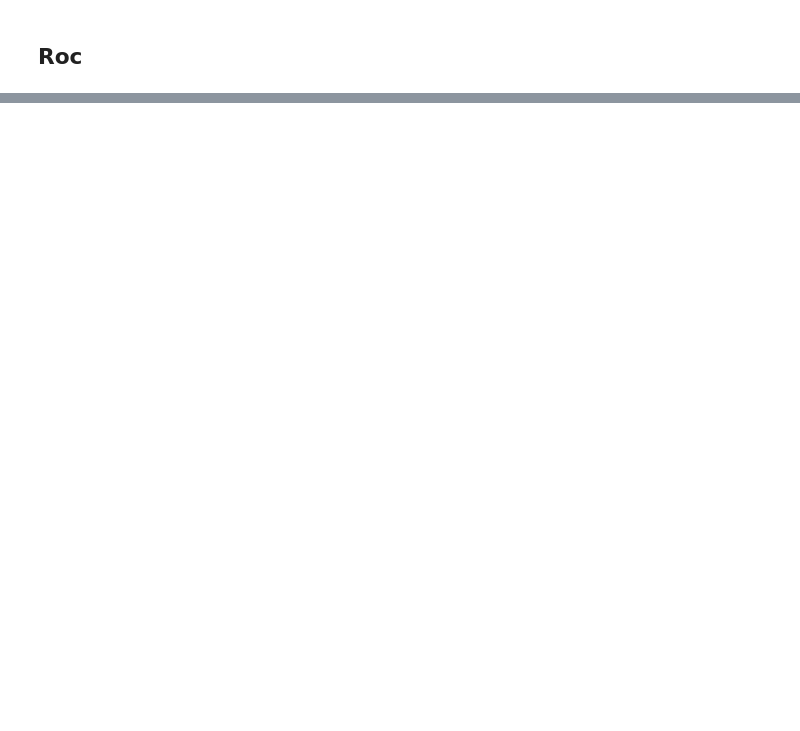
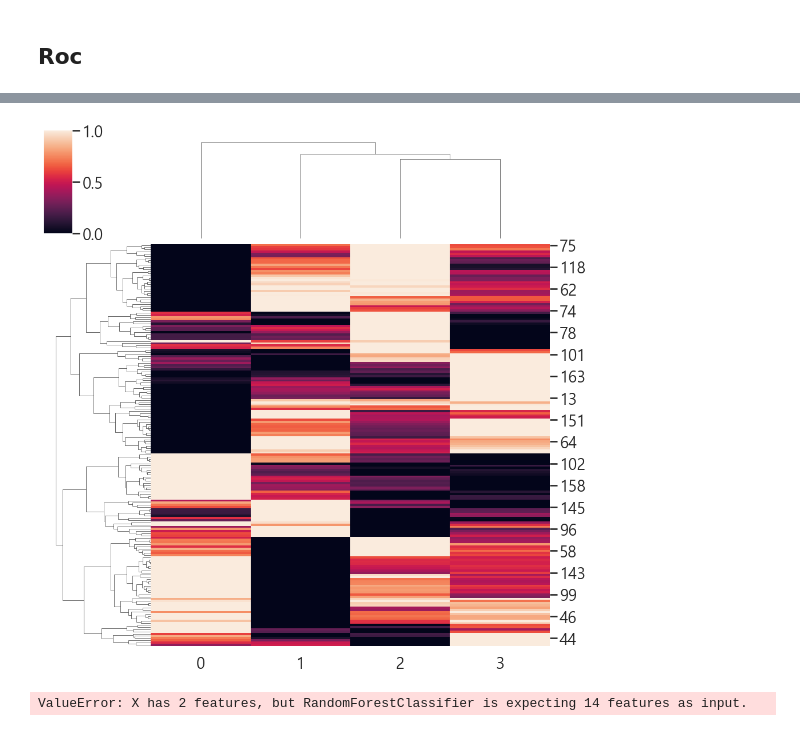
Before and after one commit to Pepi10/ML, a Jupyter notebook: 1Heart_Disease_re.ipynb, the cells around one changed output, grey strips where cells are left out. Saved outputs shown, nothing was run; the diff lists cells and outputs as text; code cells hidden in the pictures; blank space fills up the shorter version.

```diff
--- a/1Heart_Disease_re.ipynb
+++ b/1Heart_Disease_re.ipynb
@@ -884,0 +890,47 @@ plt.show()
+# %%
+pca_vi = PCA(n_components = 4)
+x_pca_vi = pca_vi.fit_transform(X_test)
+df_pca = pd.DataFrame(x_pca_vi)
+
+sns.clustermap(df_pca, standard_scale=0)
+plt.show()
+# %% [output]
+[figure, added]
+# %%
+# 레이블 별 바탕화면 색 지정
+from matplotlib.colors import ListedColormap
+custom_cmap = ListedColormap(["#fafab0", "#9898ff", "#a0faa0"]) # 노랑, 파랑, 초록
+
+# 바탕화면을 그리기위한 좌표
+# x-좌표
+x0, x1 = np.meshgrid(np.linspace(0, 8, 500).reshape(-1, 1),
+                     np.linspace(0, 3.5, 200).reshape(-1, 1))
+X_new = np.c_[x0.ravel(), x1.ravel()]
+
+# y-좌표
+y_proba = RF_param.predict_proba(X_new)
+y_predict = RF_param.predict(X_new)
+
+# `contour` 용 y-좌표: 버시컬러 확률 기준
+zz1 = y_proba[:, 1].reshape(x0.shape)
+# `contourf` 용 y-좌표: 예측값 기준
+zz = y_predict.reshape(x0.shape)
+
+plt.figure(figsize=(10, 4))
+plt.plot(X[y == 2, 0], X[y == 2, 1], "g^", label="Iris virginica")
+plt.plot(X[y == 1, 0], X[y == 1, 1], "bs", label="Iris versicolor")
+plt.plot(X[y == 0, 0], X[y == 0, 1], "yo", label="Iris setosa")
+
+# 등고선 그리기: 색으로 구분. 예측 확률 기준
+plt.contourf(x0, x1, zz, cmap=custom_cmap)
+# 등고선 그리기: 버시컬러 품종일 가능성 확률 기준
+contour = plt.contour(x0, x1, zz1, cmap="hot")
+plt.clabel(contour, inline=1)
+plt.xlabel("Petal length")
+plt.ylabel("Petal width")
+plt.legend(loc="center left")
+plt.axis([0.5, 7, 0, 3.5])
+plt.grid()
+plt.show()
+# %% [output]
+ValueError: X has 2 features, but RandomForestClassifier is expecting 14 features as input.
```
Also changed, not shown: parts of 27 cells of this notebook, 4 other files.
